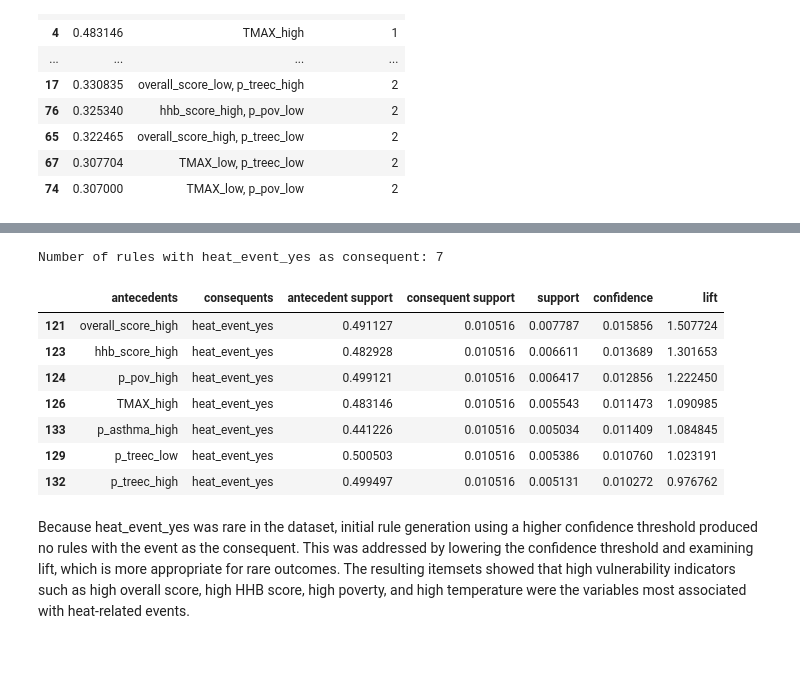
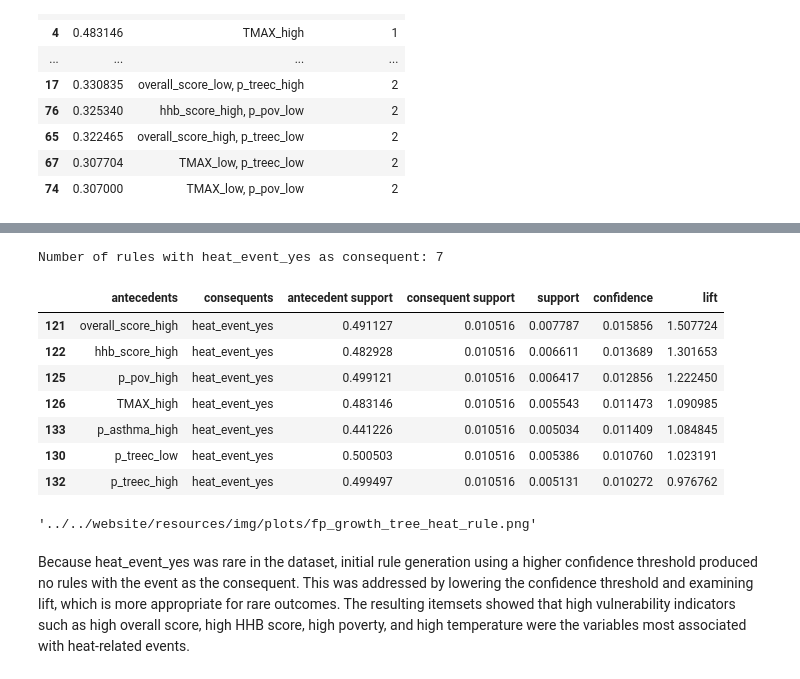
Before and after one commit to kayleedehncke/data-mining-project.github.io, a Jupyter notebook: projectCode/notebooks/fp_growth.ipynb, the cells around one changed output, grey strips where cells are left out. Drawn from its saved outputs; the diff is of its cells as text; code cells hidden in the pictures.

```diff
--- a/projectCode/notebooks/fp_growth.ipynb
+++ b/projectCode/notebooks/fp_growth.ipynb
@@ -355,40 +407,82 @@ heat_rules = rules[
 ].copy()
 
 print("Number of rules with heat_event_yes as consequent:", len(heat_rules))
 
 if len(heat_rules) > 0:
     heat_rules["antecedents"] = heat_rules["antecedents"].apply(
         lambda x: ", ".join(sorted(list(x)))
     )
     heat_rules["consequents"] = heat_rules["consequents"].apply(
         lambda x: ", ".join(sorted(list(x)))
     )
 
     heat_rules = heat_rules.sort_values(
         by=["lift", "confidence", "support"],
         ascending=[False, False, False]
     )
 
-    display(
+display(
         heat_rules[[
             "antecedents",
             "consequents",
             "antecedent support",
             "consequent support",
             "support",
             "confidence",
             "lift"
         ]].head(20)
-    )
+)
+
+dfi.export(
+    heat_rules[[
+        "antecedents",
+        "consequents",
+        "antecedent support",
+        "consequent support",
+        "support",
+        "confidence",
+        "lift"
+    ]].head(20),
+    "../../website/resources/img/tables/fp_heat_rules.png",
+    table_conversion="chrome",
+    max_cols = 10
+)
 # %% [output]
 Number of rules with heat_event_yes as consequent: 7
 |  | antecedents | consequents | antecedent support | consequent support | support | confidence | lift |
 | 121 | overall_score_high | heat_event_yes | 0.491127 | 0.010516 | 0.007787 | 0.015856 | 1.507724 |
-| 123 | hhb_score_high | heat_event_yes | 0.482928 | 0.010516 | 0.006611 | 0.013689 | 1.301653 |
-| 124 | p_pov_high | heat_event_yes | 0.499121 | 0.010516 | 0.006417 | 0.012856 | 1.222450 |
+| 122 | hhb_score_high | heat_event_yes | 0.482928 | 0.010516 | 0.006611 | 0.013689 | 1.301653 |
+| 125 | p_pov_high | heat_event_yes | 0.499121 | 0.010516 | 0.006417 | 0.012856 | 1.222450 |
 | 126 | TMAX_high | heat_event_yes | 0.483146 | 0.010516 | 0.005543 | 0.011473 | 1.090985 |
 | 133 | p_asthma_high | heat_event_yes | 0.441226 | 0.010516 | 0.005034 | 0.011409 | 1.084845 |
-| 129 | p_treec_low | heat_event_yes | 0.500503 | 0.010516 | 0.005386 | 0.010760 | 1.023191 |
+| 130 | p_treec_low | heat_event_yes | 0.500503 | 0.010516 | 0.005386 | 0.010760 | 1.023191 |
 | 132 | p_treec_high | heat_event_yes | 0.499497 | 0.010516 | 0.005131 | 0.010272 | 0.976762 |
+# %%
+dot = Digraph(comment="FP-Growth Heat Event Rule Graph")
+
+# Add nodes and edges based on the rules table
+for _, row in heat_rules.iterrows():
+    antecedents = row["antecedents"].split(", ")
+    consequent = row["consequents"]
+    support = row["support"]
+    confidence = row["confidence"]
+    lift = row["lift"]
+
+    # Add nodes for antecedents and consequent
+    for antecedent in antecedents:
+        dot.node(antecedent, antecedent)
+    dot.node(consequent, consequent)
+
+    # Add edges from antecedents to consequent
+    for antecedent in antecedents:
+        edge_label = f"Support: {support:.3f}\\nConfidence: {confidence:.3f}\\nLift: {lift:.3f}"
+        dot.edge(antecedent, consequent, label=edge_label)
+
+
+
+# Render the tree
+dot.render("../../website/resources/img/plots/fp_growth_tree_heat_rule", format="png", cleanup=True)
+# %% [output]
+'../../website/resources/img/plots/fp_growth_tree_heat_rule.png'
 # %% [markdown]
 Because heat_event_yes was rare in the dataset, initial rule generation using a higher confidence threshold produced no rules with the event as the consequent. This was addressed by lowering the confidence threshold and examining lift, which is more appropriate for rare outcomes. The resulting itemsets showed that high vulnerability indicators such as high overall score, high HHB score, high poverty, and high temperature were the variables most associated with heat-related events.
```
Also changed, not shown: parts of 11 cells of this notebook, 16 other files.
